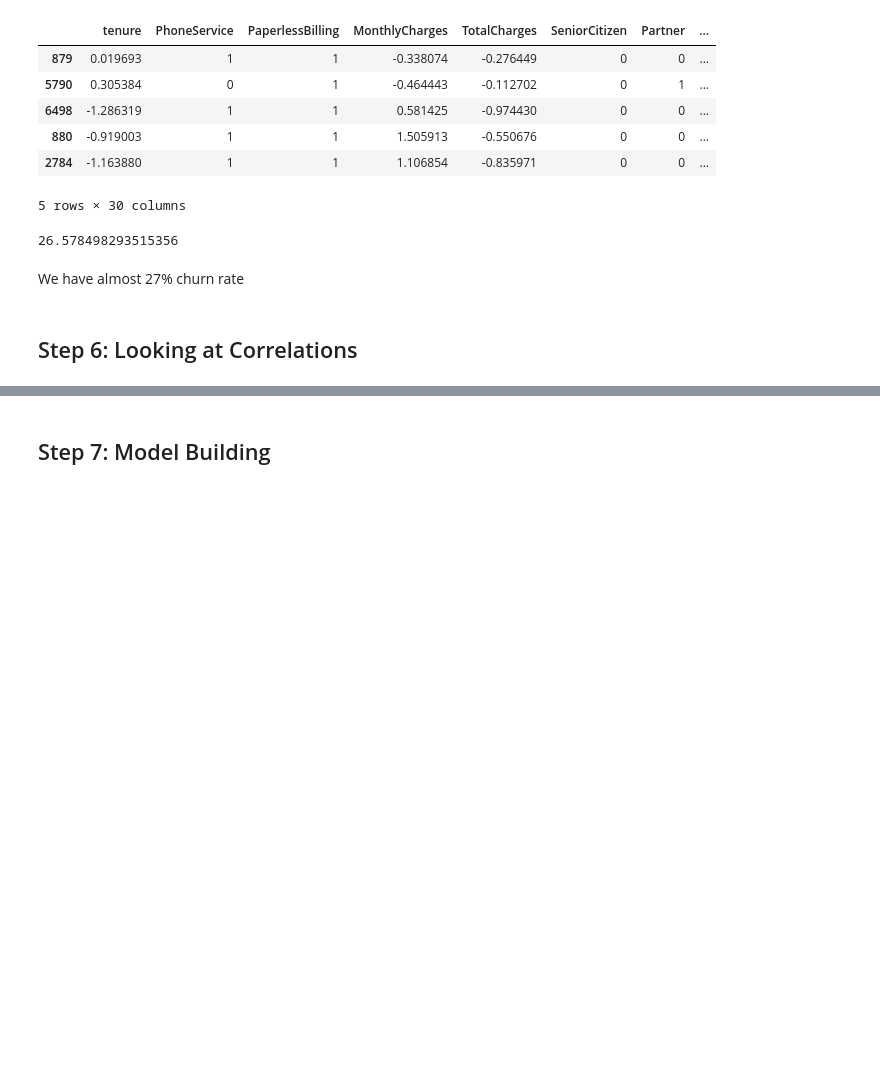
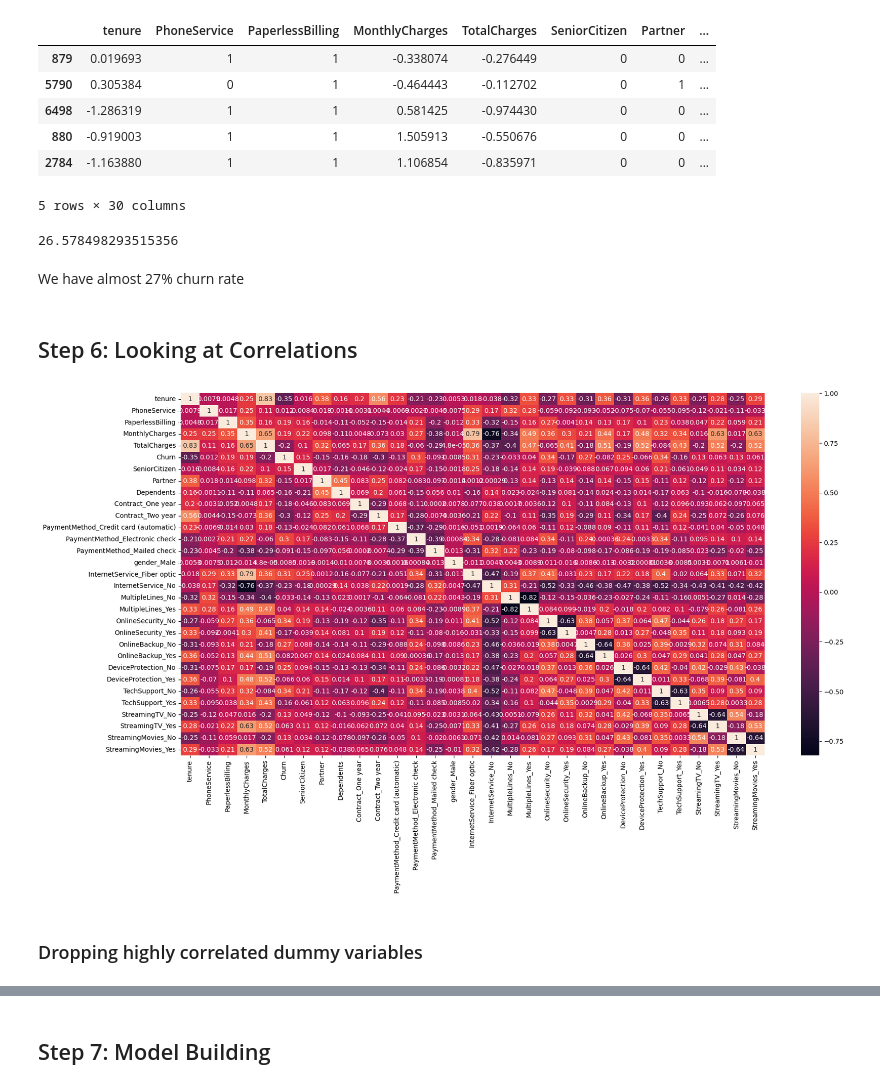
Before and after one commit to surajwate/telecom-churn, a Jupyter notebook: LogisticRegression.ipynb, the cells around one changed output, grey strips where cells are left out. Drawn from its saved outputs; the diff is of its cells as text; code cells hidden in the pictures; blank space fills up the shorter version.

```diff
--- a/LogisticRegression.ipynb
+++ b/LogisticRegression.ipynb
@@ -360,0 +366,9 @@ We have almost 27% churn rate
+# %%
+# Let's see the correlation matrix
+plt.figure(figsize=(20,10))
+sns.heatmap(telecom.corr(), annot=True)
+plt.show()
+# %% [output]
+[figure, added]
+# %% [markdown]
+### Dropping highly correlated dummy variables
```
Also changed, not shown: parts of 118 cells of this notebook.
